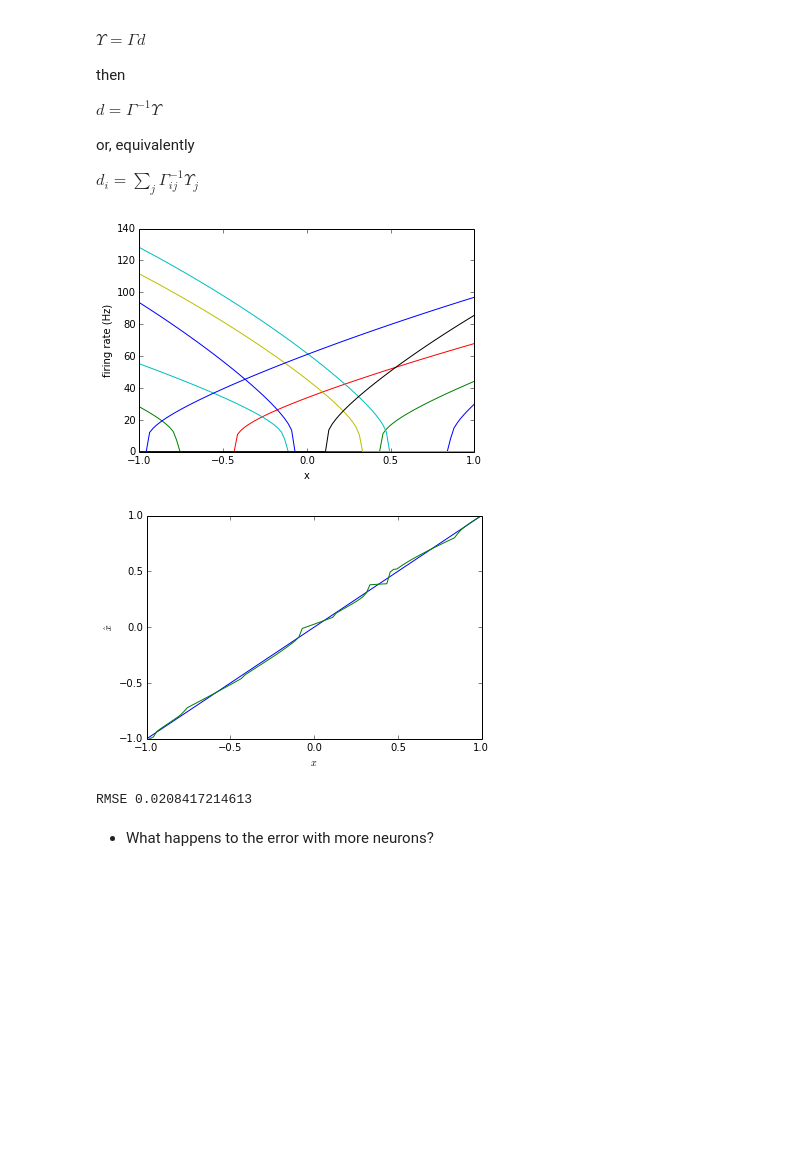
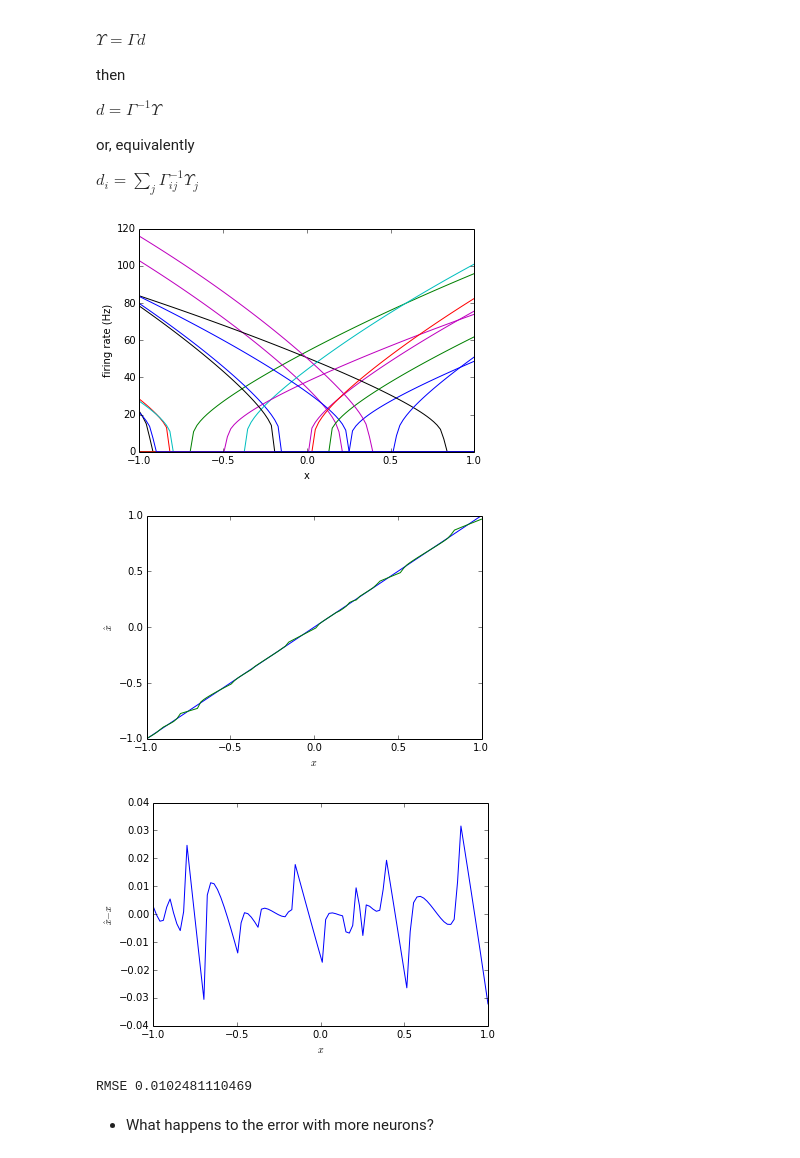
Before and after one commit to tcstewar/syde556, a Jupyter notebook: SYDE 556 Lecture 2 Representation.ipynb, the cells around one changed output. Saved outputs shown, nothing was run; the diff lists cells and outputs as text; code cells hidden in the pictures; blank space fills up the shorter version.

```diff
--- a/SYDE 556 Lecture 2 Representation.ipynb
+++ b/SYDE 556 Lecture 2 Representation.ipynb
@@ -346,37 +346,45 @@ $ d_i = \sum_j \Gamma^{-1}_{ij} \Upsilon_j $
 # %%
 import numpy
 import syde556
 
-N = 15
+N = 30
 x = numpy.linspace(-1, 1, 100)
 encoders = numpy.random.choice([-1, 1], N)
 alpha = numpy.random.uniform(0.5,2, N)
 bias = numpy.random.uniform(-2, 2, N)
 
 A = syde556.activity(x, encoders, alpha, bias)
 
 d = syde556.decoders(A, x)
 xhat = numpy.dot(A, d)
 
 figure()
 plot(x, A)
 xlabel('x')
 ylabel('firing rate (Hz)')
 
 figure()
 plot(x, x)
 plot(x, xhat)
 xlabel('$x$')
 ylabel('$\hat{x}$')
 ylim(-1, 1)
 xlim(-1, 1)
 
+figure()
+plot(x, xhat-x)
+xlabel('$x$')
+ylabel('$\hat{x}-x$')
+xlim(-1, 1)
+
+
 show()
 print 'RMSE', np.sqrt(np.average((x-xhat)**2))
 # %% [output]
-[figure, old version]
+[figure, new version]
-[figure, old version]
+[figure, new version]
+[figure, added]
-RMSE 0.0208417214613
+RMSE 0.0102481110469
 # %% [markdown]
 - What happens to the error with more neurons?
 # %% [markdown]
```
Also changed, not shown: parts of 6 cells of this notebook.
